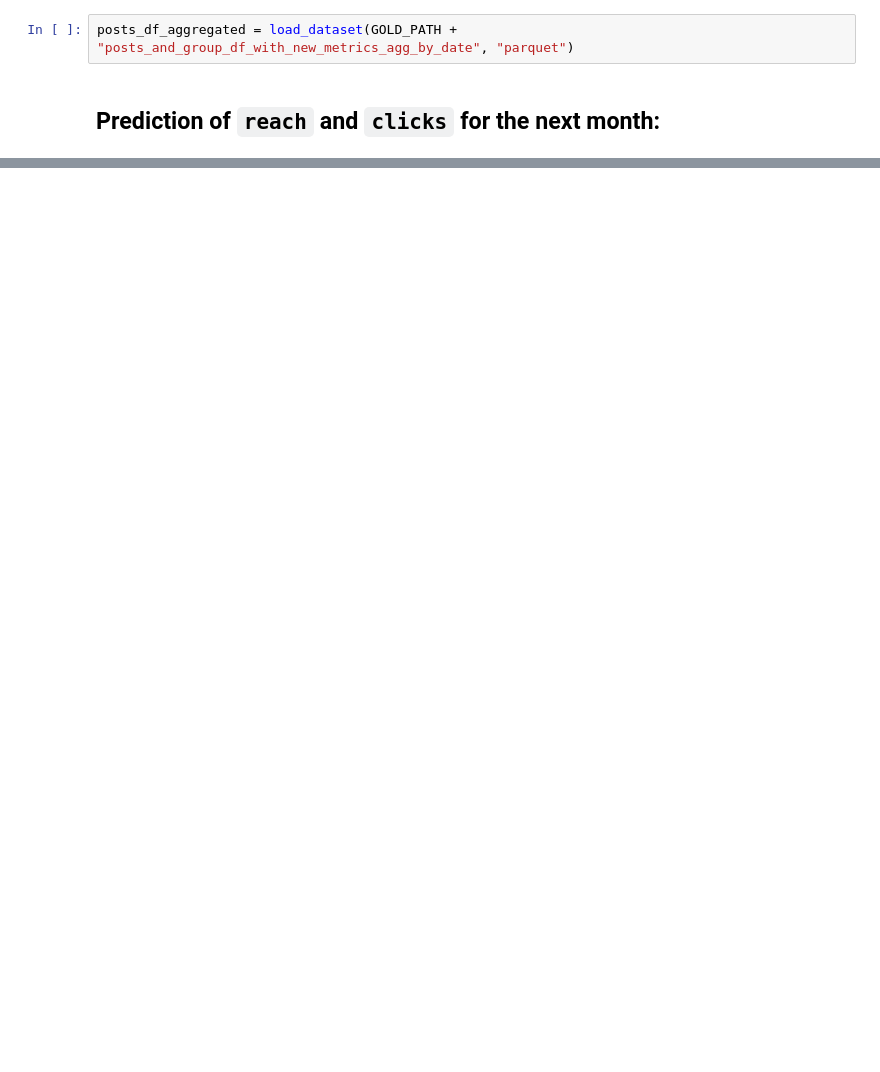
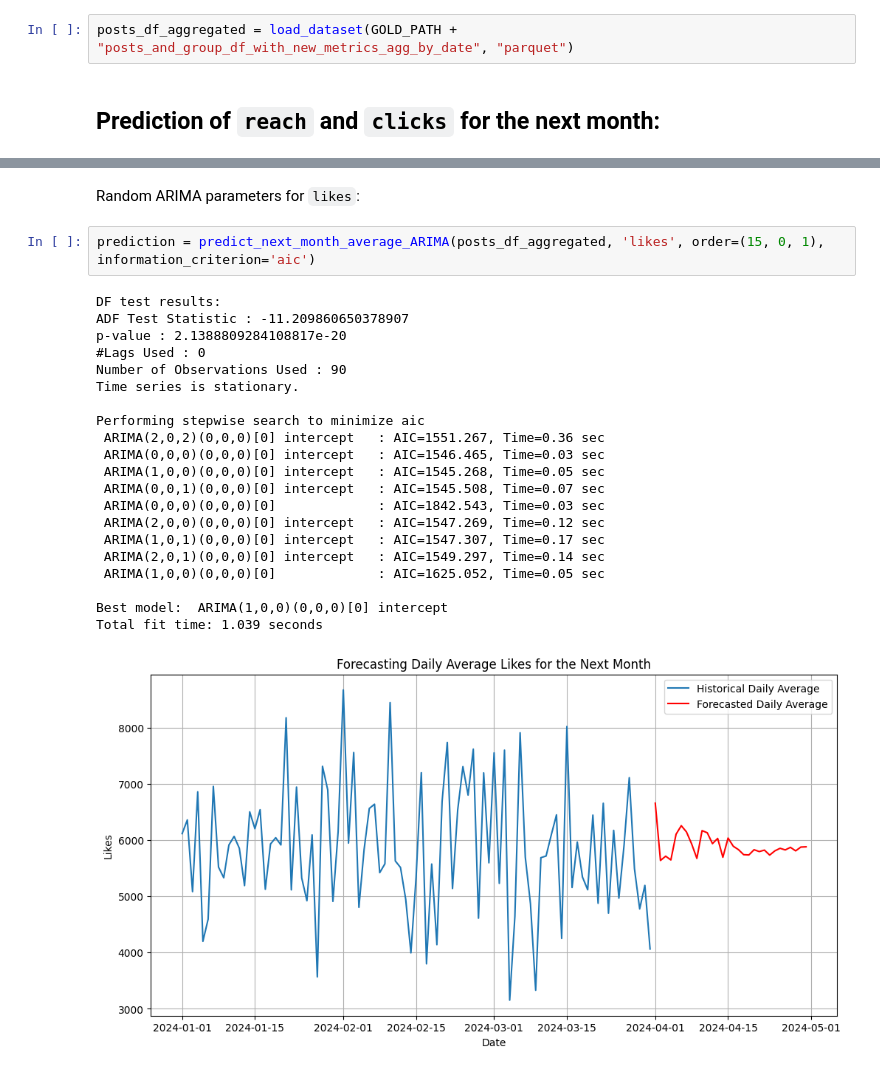
Before and after one commit to KKDD41/DA_Assignment_1, a Jupyter notebook: Reach_and_Likes_Prediction.ipynb, the cells around one changed output, grey strips where cells are left out. Drawn from its saved outputs; the diff is of its cells as text; blank space fills up the shorter version.

```diff
--- a/Reach_and_Likes_Prediction.ipynb
+++ b/Reach_and_Likes_Prediction.ipynb
@@ -33,0 +128,26 @@ posts_df_aggregated = load_dataset(GOLD_PATH + "posts_and_group_df_with_new_metr
+# %% [markdown]
+Random ARIMA parameters for `likes`:
+# %%
+prediction = predict_next_month_average_ARIMA(posts_df_aggregated, 'likes', order=(15, 0, 1), information_criterion='aic')
+# %% [output]
+DF test results:
+ADF Test Statistic : -11.209860650378907
+p-value : 2.1388809284108817e-20
+#Lags Used : 0
+Number of Observations Used : 90
+Time series is stationary.
+
+Performing stepwise search to minimize aic
+ ARIMA(2,0,2)(0,0,0)[0] intercept   : AIC=1551.267, Time=0.36 sec
+ ARIMA(0,0,0)(0,0,0)[0] intercept   : AIC=1546.465, Time=0.03 sec
+ ARIMA(1,0,0)(0,0,0)[0] intercept   : AIC=1545.268, Time=0.05 sec
+ ARIMA(0,0,1)(0,0,0)[0] intercept   : AIC=1545.508, Time=0.07 sec
+ ARIMA(0,0,0)(0,0,0)[0]             : AIC=1842.543, Time=0.03 sec
+ ARIMA(2,0,0)(0,0,0)[0] intercept   : AIC=1547.269, Time=0.12 sec
+ ARIMA(1,0,1)(0,0,0)[0] intercept   : AIC=1547.307, Time=0.17 sec
+ ARIMA(2,0,1)(0,0,0)[0] intercept   : AIC=1549.297, Time=0.14 sec
+ ARIMA(1,0,0)(0,0,0)[0]             : AIC=1625.052, Time=0.05 sec
+
+Best model:  ARIMA(1,0,0)(0,0,0)[0] intercept
+Total fit time: 1.039 seconds
+[figure, added]
```
Also changed, not shown: parts of 17 cells of this notebook, 4 other files.
